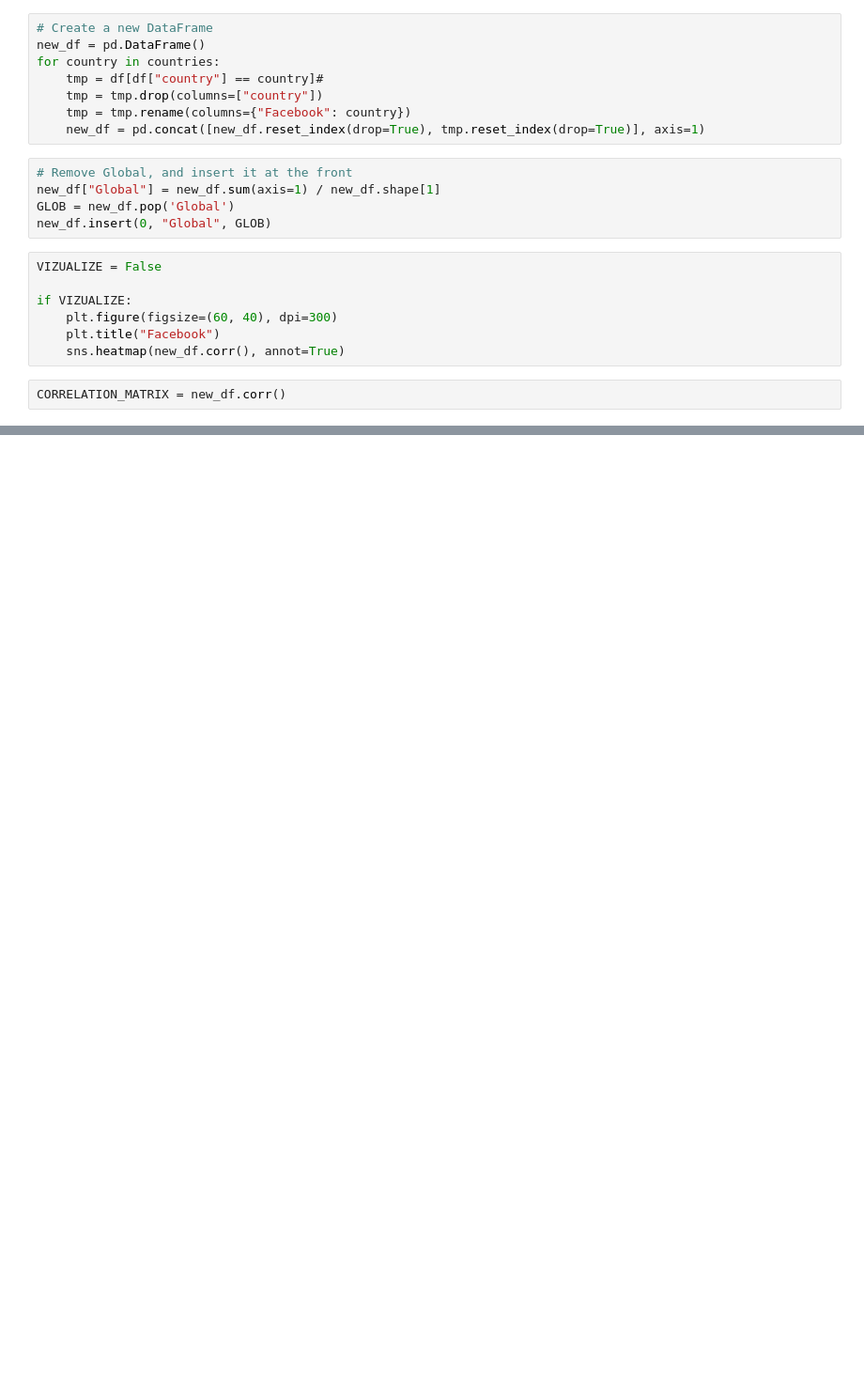
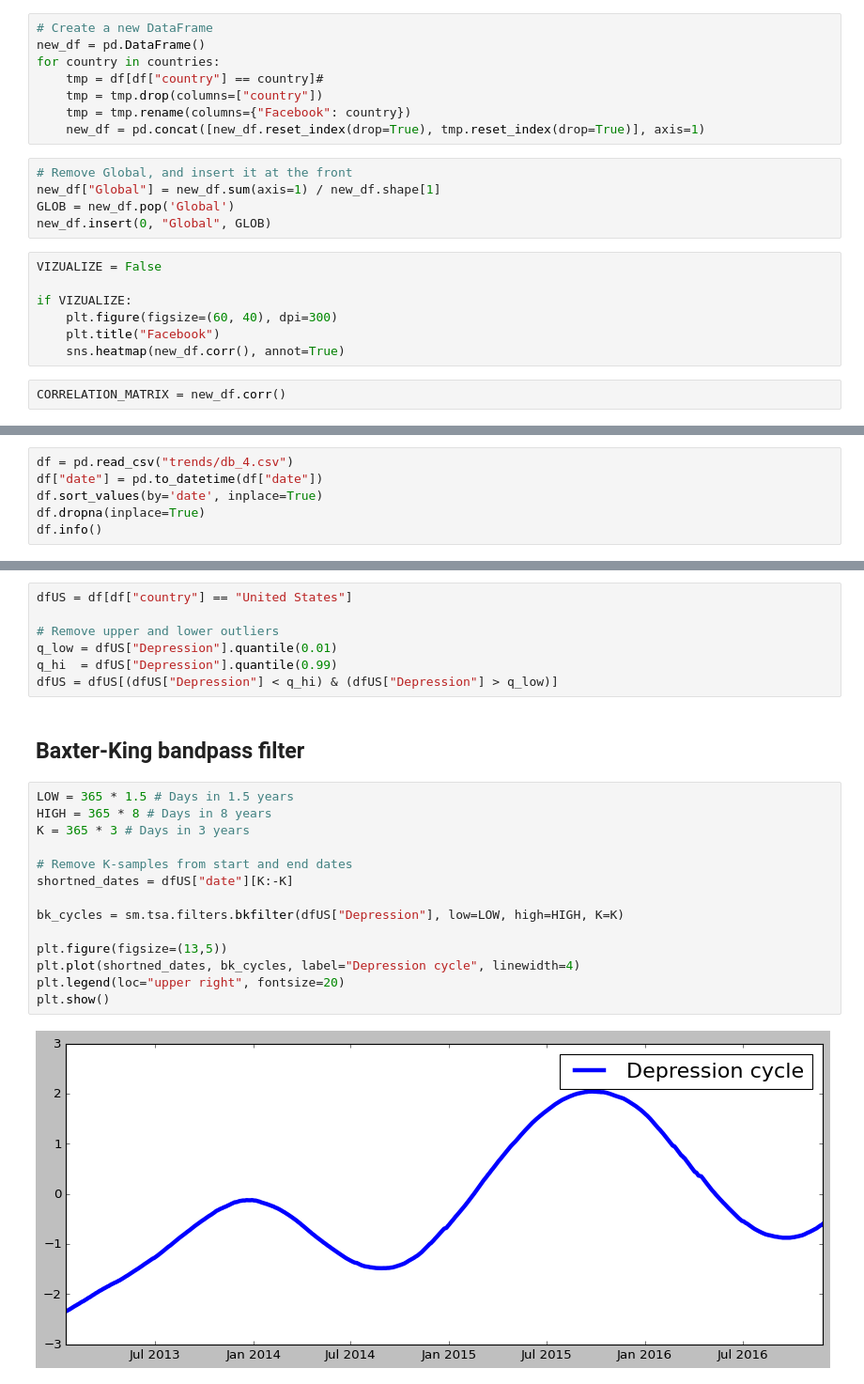
Before and after one commit to andreasoie/bigdata, a Jupyter notebook: corr_matrix.ipynb, the cells around one changed output, grey strips where cells are left out. Shown: that part at 94% size. Cells and saved outputs as stored; diff of their text form; blank space fills up the shorter version.

```diff
--- a/corr_matrix.ipynb
+++ b/corr_matrix.ipynb
@@ -38,0 +43,6 @@ CORRELATION_MATRIX = new_df.corr()
+# %%
+df = pd.read_csv("trends/db_4.csv")
+df["date"] = pd.to_datetime(df["date"])
+df.sort_values(by='date', inplace=True)
+df.dropna(inplace=True)
+df.info()
@@ -38,0 +64,25 @@ CORRELATION_MATRIX = new_df.corr()
+# %%
+dfUS = df[df["country"] == "United States"]
+
+# Remove upper and lower outliers
+q_low = dfUS["Depression"].quantile(0.01)
+q_hi  = dfUS["Depression"].quantile(0.99)
+dfUS = dfUS[(dfUS["Depression"] < q_hi) & (dfUS["Depression"] > q_low)]
+# %% [markdown]
+## Baxter-King bandpass filter
+# %%
+LOW = 365 * 1.5 # Days in 1.5 years
+HIGH = 365 * 8 # Days in 8 years
+K = 365 * 3 # Days in 3 years
+
+# Remove K-samples from start and end dates
+shortned_dates = dfUS["date"][K:-K]
+
+bk_cycles = sm.tsa.filters.bkfilter(dfUS["Depression"], low=LOW, high=HIGH, K=K)
+
+plt.figure(figsize=(13,5))
+plt.plot(shortned_dates, bk_cycles, label="Depression cycle", linewidth=4)
+plt.legend(loc="upper right", fontsize=20)
+plt.show()
+# %% [output]
+[figure, added]
```
Also changed, not shown: parts of 11 cells of this notebook.
